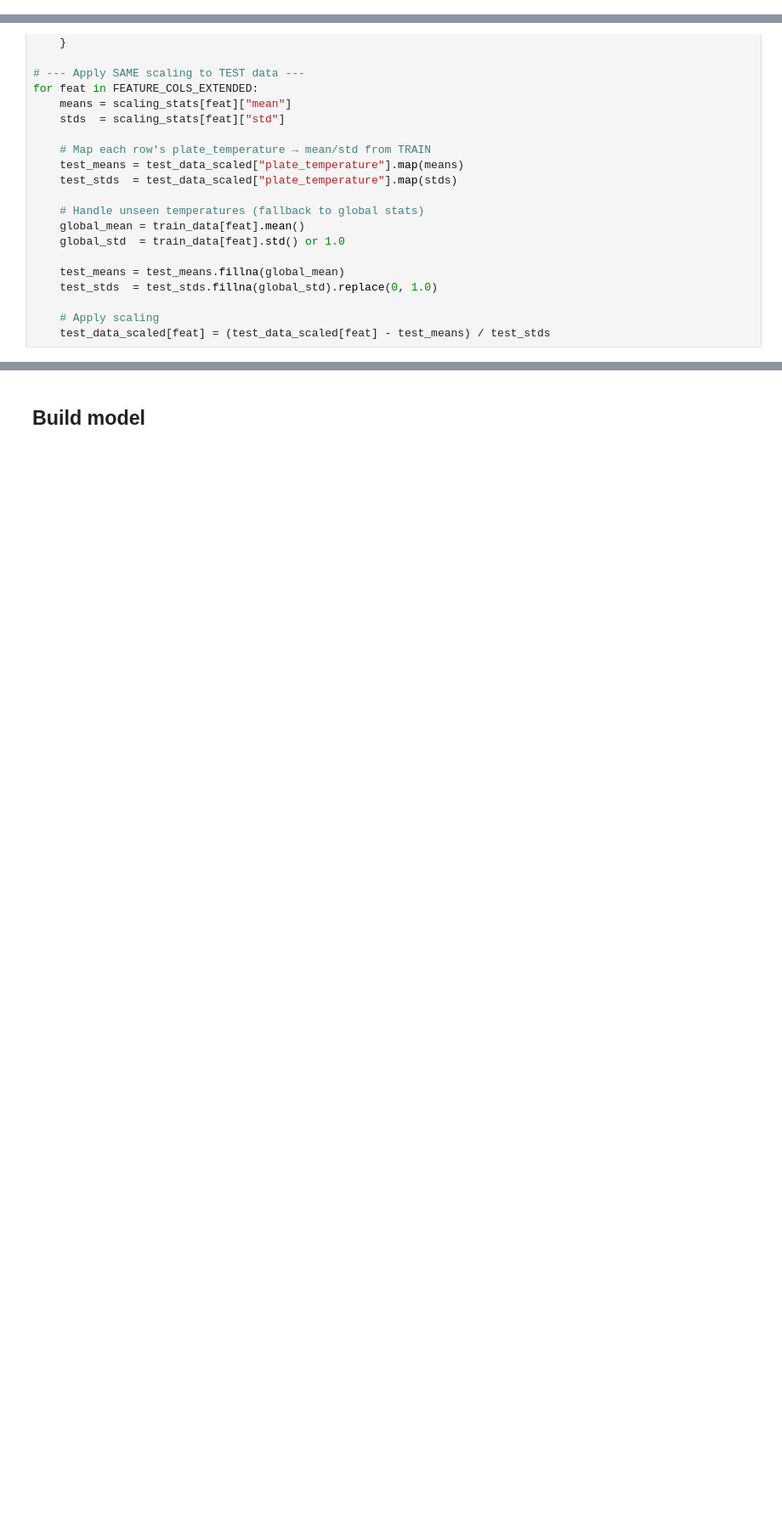
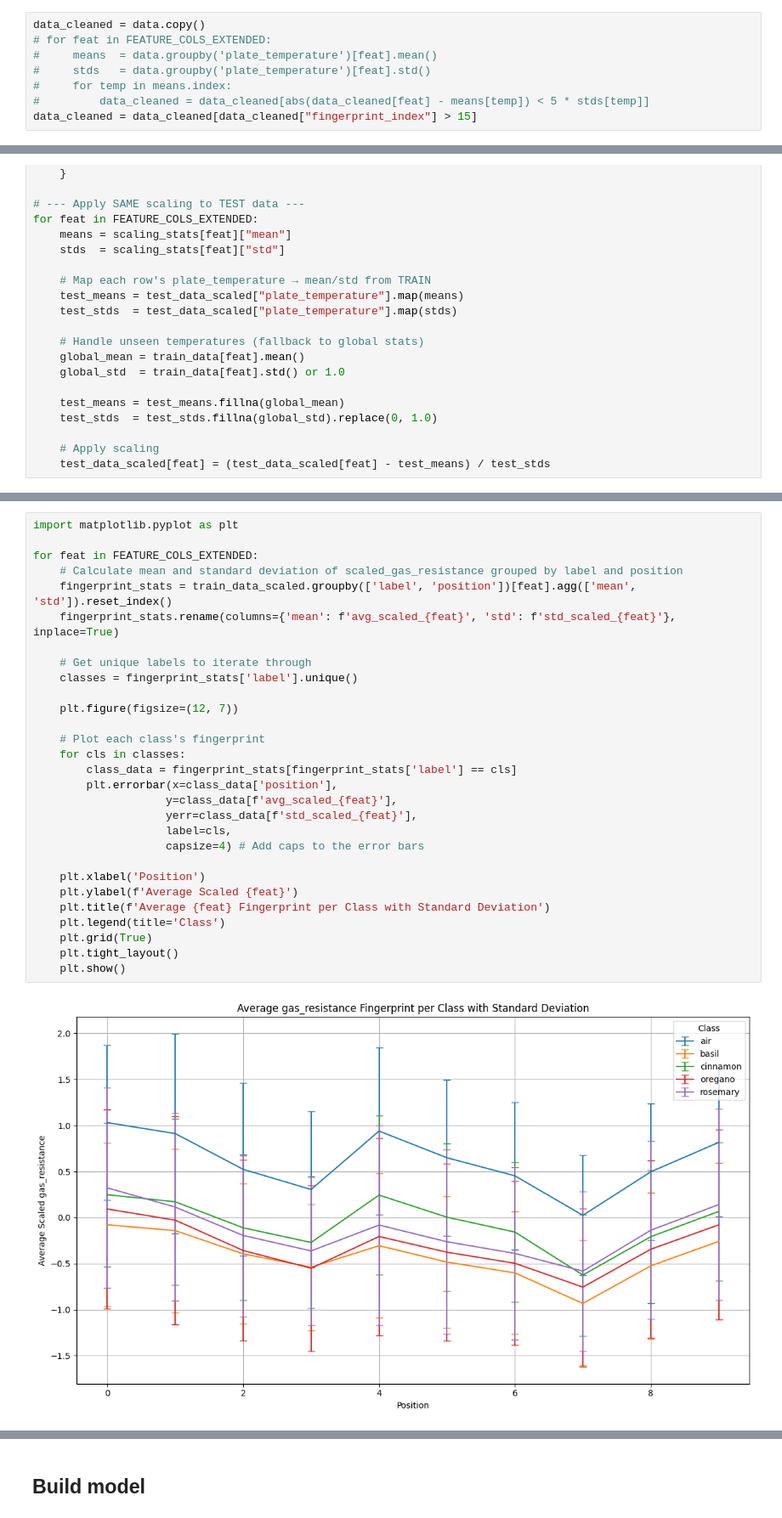
Before and after one commit to lucwl/olfactml, a Jupyter notebook: notebooks/cnn.ipynb, the cells around one changed output, grey strips where cells are left out. Shown at 85% size. Cells and saved outputs as stored; diff of their text form; blank space fills up the shorter version.

```diff
--- a/notebooks/cnn.ipynb
+++ b/notebooks/cnn.ipynb
@@ -121,0 +137,8 @@ data.head(50)
+# %%
+data_cleaned = data.copy()
+# for feat in FEATURE_COLS_EXTENDED:
+#     means  = data.groupby('plate_temperature')[feat].mean()
+#     stds   = data.groupby('plate_temperature')[feat].std()
+#     for temp in means.index:
+#         data_cleaned = data_cleaned[abs(data_cleaned[feat] - means[temp]) < 5 * stds[temp]]
+data_cleaned = data_cleaned[data_cleaned["fingerprint_index"] > 15]
@@ -219,0 +269,31 @@ for feat in FEATURE_COLS_EXTENDED:
+# %%
+import matplotlib.pyplot as plt
+
+for feat in FEATURE_COLS_EXTENDED:
+    # Calculate mean and standard deviation of scaled_gas_resistance grouped by label and position
+    fingerprint_stats = train_data_scaled.groupby(['label', 'position'])[feat].agg(['mean', 'std']).reset_index()
+    fingerprint_stats.rename(columns={'mean': f'avg_scaled_{feat}', 'std': f'std_scaled_{feat}'}, inplace=True)
+
+    # Get unique labels to iterate through
+    classes = fingerprint_stats['label'].unique()
+
+    plt.figure(figsize=(12, 7))
+
+    # Plot each class's fingerprint
+    for cls in classes:
+        class_data = fingerprint_stats[fingerprint_stats['label'] == cls]
+        plt.errorbar(x=class_data['position'],
+                    y=class_data[f'avg_scaled_{feat}'],
+                    yerr=class_data[f'std_scaled_{feat}'],
+                    label=cls,
+                    capsize=4) # Add caps to the error bars
+
+    plt.xlabel('Position')
+    plt.ylabel(f'Average Scaled {feat}')
+    plt.title(f'Average {feat} Fingerprint per Class with Standard Deviation')
+    plt.legend(title='Class')
+    plt.grid(True)
+    plt.tight_layout()
+    plt.show()
+# %% [output]
+[figure, added]
```
Also changed, not shown: parts of 23 cells of this notebook.
